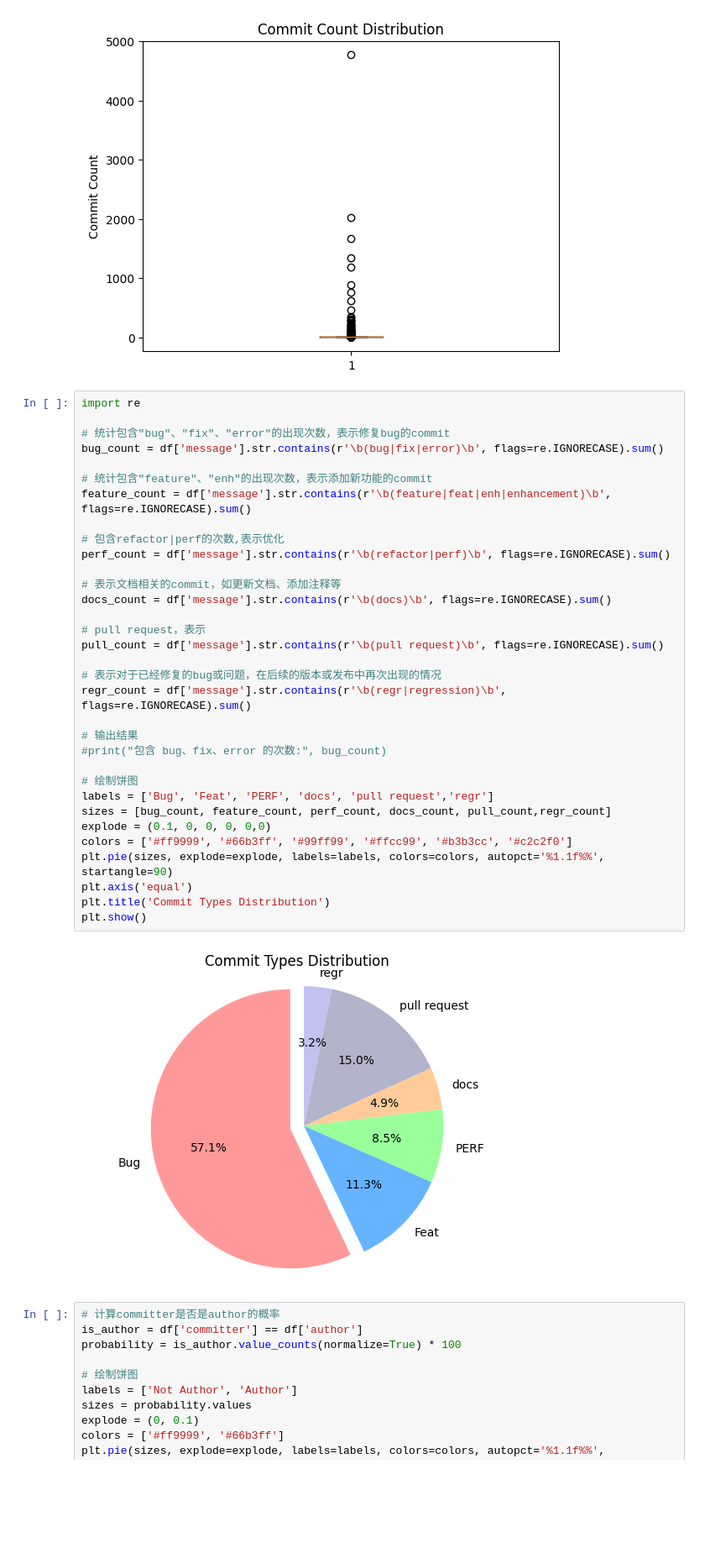
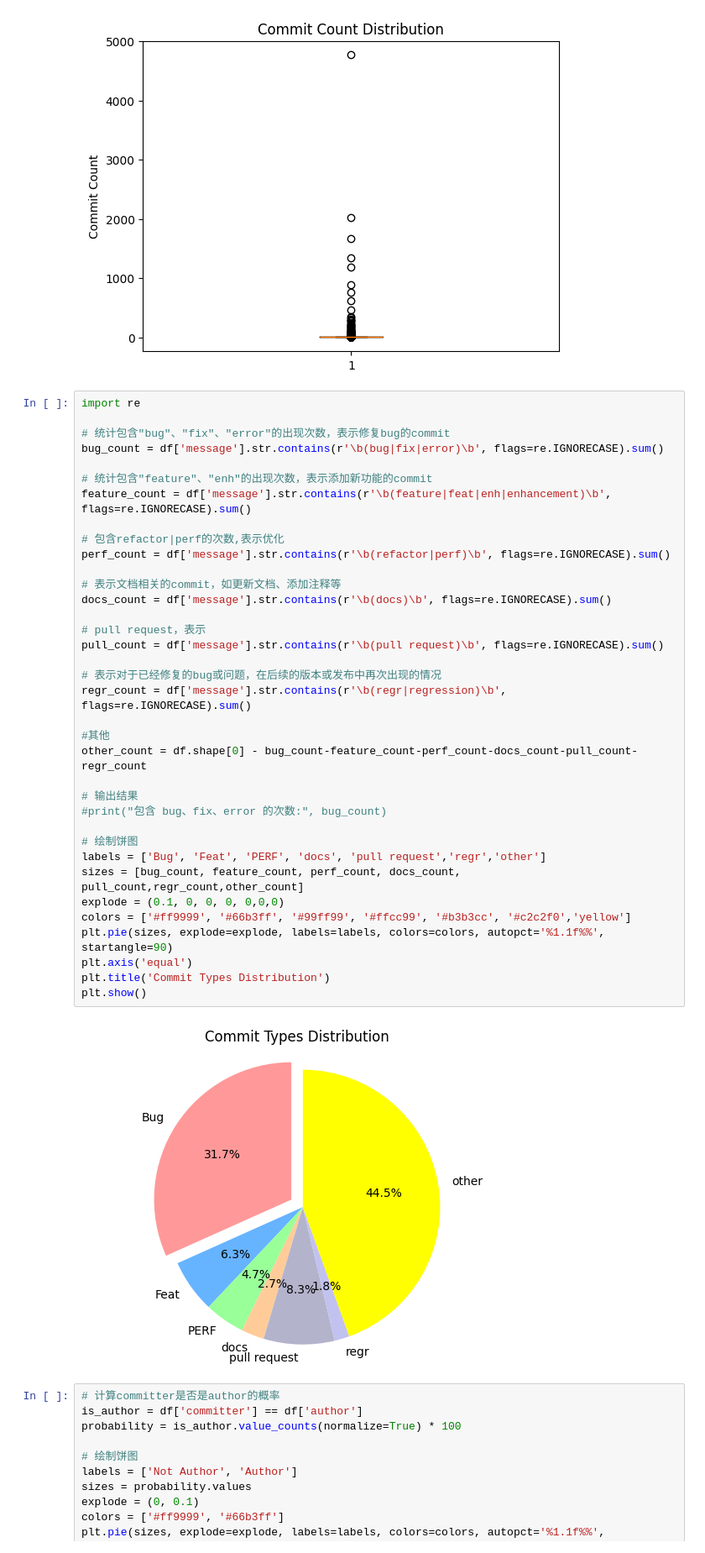
Before and after one commit to wxy2024/2023project, a Jupyter notebook: demo1.ipynb, the cells around one changed output. Shown at 84% size. Saved outputs shown, nothing was run; the diff lists cells and outputs as text; blank space fills up the shorter version.

```diff
--- a/demo1.ipynb
+++ b/demo1.ipynb
@@ -218,38 +218,41 @@ plt.show()
 # %%
 import re
 
 # 统计包含"bug"、"fix"、"error"的出现次数，表示修复bug的commit
 bug_count = df['message'].str.contains(r'\b(bug|fix|error)\b', flags=re.IGNORECASE).sum()
 
 # 统计包含"feature"、"enh"的出现次数，表示添加新功能的commit
 feature_count = df['message'].str.contains(r'\b(feature|feat|enh|enhancement)\b', flags=re.IGNORECASE).sum()
 
 # 包含refactor|perf的次数,表示优化
 perf_count = df['message'].str.contains(r'\b(refactor|perf)\b', flags=re.IGNORECASE).sum()
 
 # 表示文档相关的commit，如更新文档、添加注释等
 docs_count = df['message'].str.contains(r'\b(docs)\b', flags=re.IGNORECASE).sum()
 
 # pull request，表示
 pull_count = df['message'].str.contains(r'\b(pull request)\b', flags=re.IGNORECASE).sum()
 
 # 表示对于已经修复的bug或问题，在后续的版本或发布中再次出现的情况
 regr_count = df['message'].str.contains(r'\b(regr|regression)\b', flags=re.IGNORECASE).sum()
 
+#其他
+other_count = df.shape[0] - bug_count-feature_count-perf_count-docs_count-pull_count-regr_count
+
 # 输出结果
 #print("包含 bug、fix、error 的次数:", bug_count)
 
 # 绘制饼图
-labels = ['Bug', 'Feat', 'PERF', 'docs', 'pull request','regr']
-sizes = [bug_count, feature_count, perf_count, docs_count, pull_count,regr_count]
-explode = (0.1, 0, 0, 0, 0,0)
-colors = ['#ff9999', '#66b3ff', '#99ff99', '#ffcc99', '#b3b3cc', '#c2c2f0']
+labels = ['Bug', 'Feat', 'PERF', 'docs', 'pull request','regr','other']
+sizes = [bug_count, feature_count, perf_count, docs_count, pull_count,regr_count,other_count]
+explode = (0.1, 0, 0, 0, 0,0,0)
+colors = ['#ff9999', '#66b3ff', '#99ff99', '#ffcc99', '#b3b3cc', '#c2c2f0','yellow']
 plt.pie(sizes, explode=explode, labels=labels, colors=colors, autopct='%1.1f%%', startangle=90)
 plt.axis('equal')
 plt.title('Commit Types Distribution')
 plt.show()
 # %% [output]
-[figure, old version]
+[figure, new version]
 # %%
 # 计算committer是否是author的概率
 is_author = df['committer'] == df['author']
```
